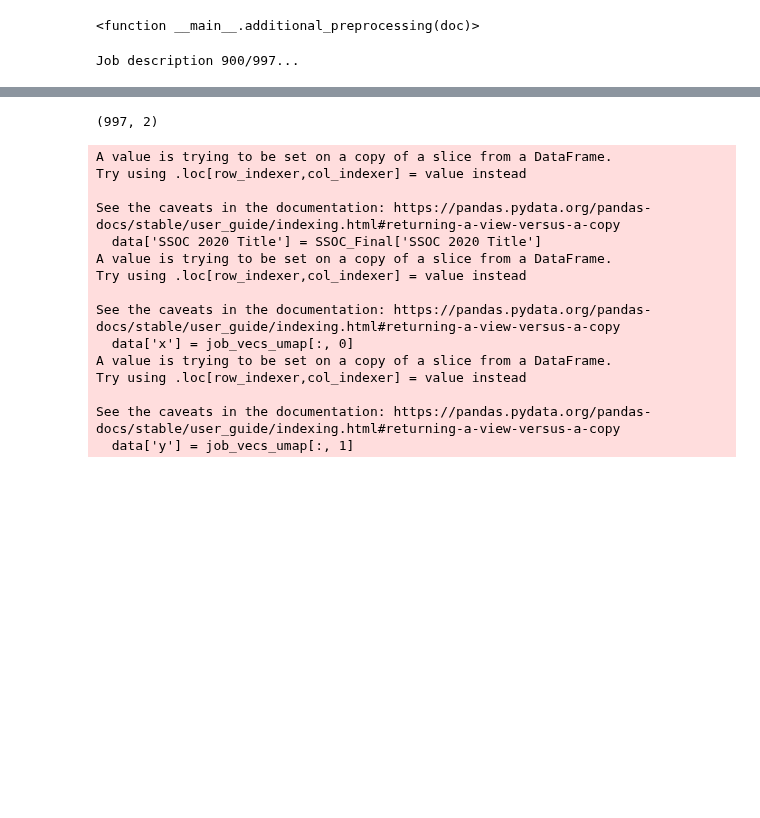
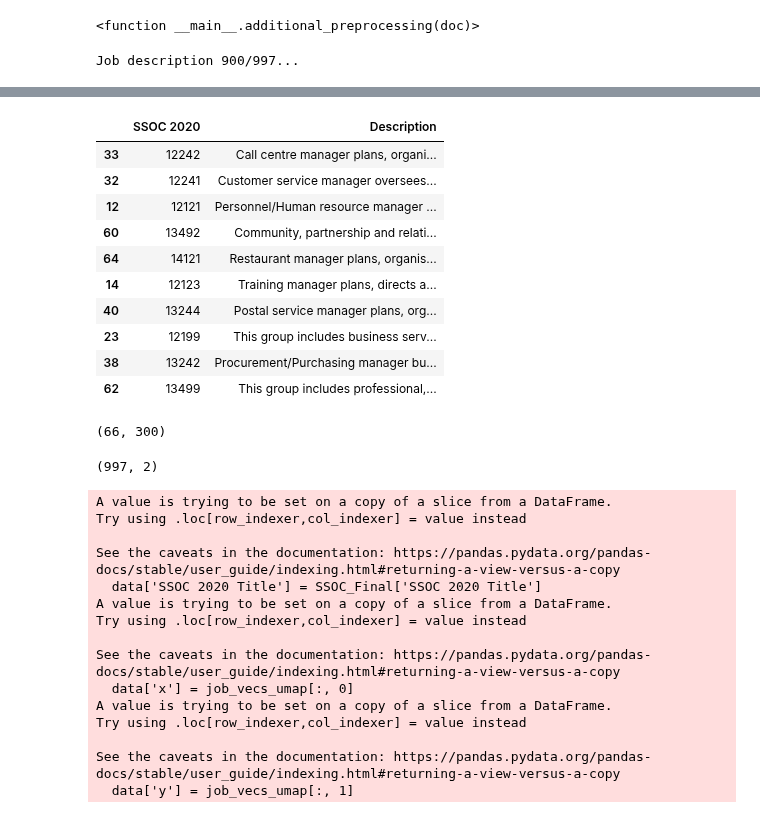
Before and after one commit to Benjamin-Aw-93/ssoc_autocoder, a Jupyter notebook: Notebooks/Visualising SSOC 2020 embeddings in 2D space.ipynb, the cells around one changed output, grey strips where cells are left out. Cells and saved outputs as stored; diff of their text form; code cells hidden in the pictures; blank space fills up the shorter version.

```diff
--- a/Notebooks/Visualising SSOC 2020 embeddings in 2D space.ipynb
+++ b/Notebooks/Visualising SSOC 2020 embeddings in 2D space.ipynb
@@ -70,5 +73,8 @@ def additional_preprocessing(doc):
 nlp.add_pipe('additional_preprocessing', last = True)
 # %% [output]
 <function __main__.additional_preprocessing(doc)>
+# %%
+import pandas as pd
+data = pd.read_csv('Data/Processed/Training/train-aws/SSOC_2020.csv')
 # %%
 job_desc = list(nlp.pipe(data['Description']))
@@ -85,0 +135,14 @@ Job description 900/997...
+# %%
+data.loc[list(idx[0]), :]
+# %% [output]
+|  | SSOC 2020 | Description |
+| 33 | 12242 | Call centre manager plans, organi... |
+| 32 | 12241 | Customer service manager oversees... |
+| 12 | 12121 | Personnel/Human resource manager ... |
+| 60 | 13492 | Community, partnership and relati... |
+| 64 | 14121 | Restaurant manager plans, organis... |
+| 14 | 12123 | Training manager plans, directs a... |
+| 40 | 13244 | Postal service manager plans, org... |
+| 23 | 12199 | This group includes business serv... |
+| 38 | 13242 | Procurement/Purchasing manager bu... |
+| 62 | 13499 | This group includes professional,... |
@@ -86,3 +162,7 @@ Job description 900/997...
+# %%
+test_vec.shape
+# %% [output]
+(66, 300)
 # %%
 import umap
 # %%
```
Also changed, not shown: parts of 12 cells of this notebook, 3 other files.
